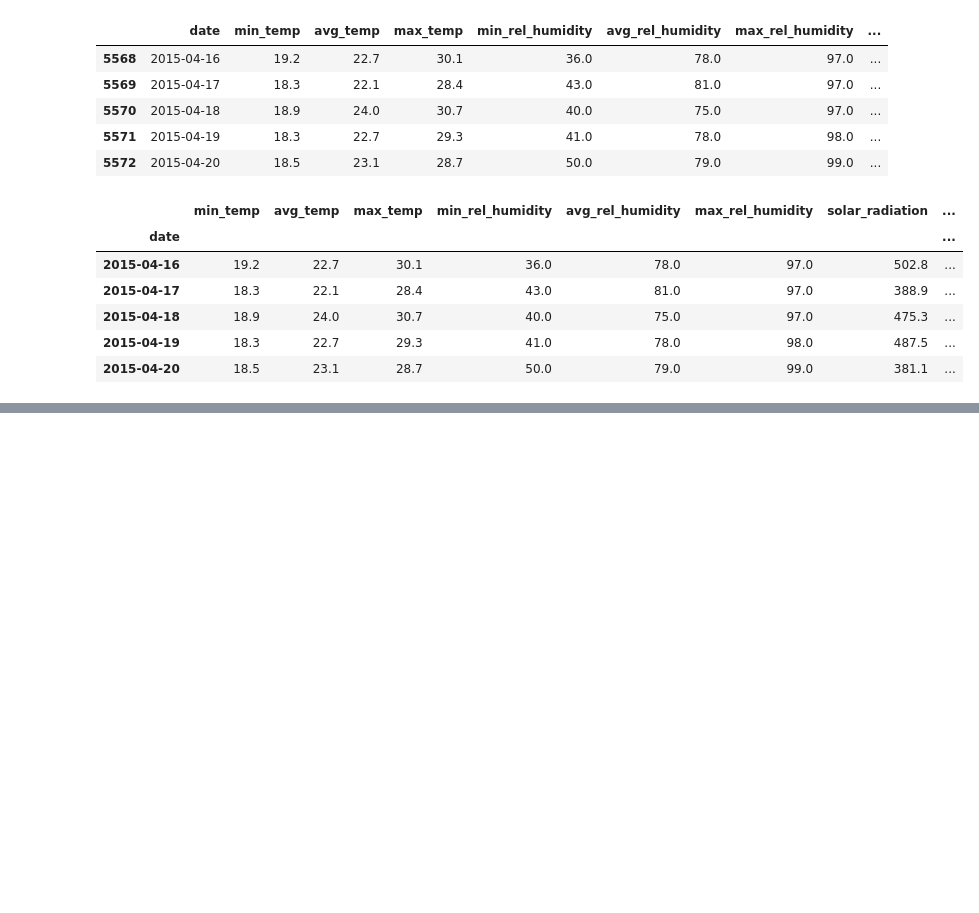
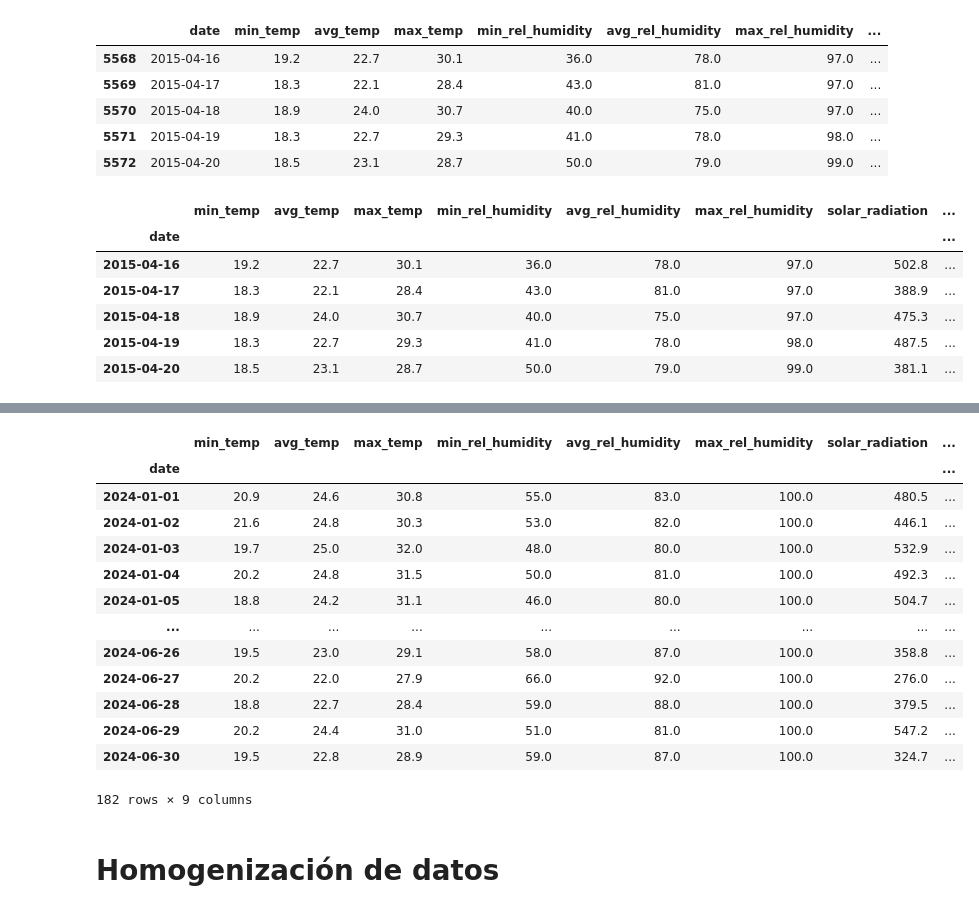
Before and after one commit to Laura9704/Fundamentos_MCD, a Jupyter notebook: Modelo_RNN.ipynb, the cells around one changed output, grey strips where cells are left out. Drawn from its saved outputs; the diff is of its cells as text; code cells hidden in the pictures; blank space fills up the shorter version.

```diff
--- a/Modelo_RNN.ipynb
+++ b/Modelo_RNN.ipynb
@@ -342,0 +412,22 @@ df_imputado.loc['2015-04-16':'2015-04-20']
+# %%
+train1_df = df_imputado[df_imputado.index.year <= 2023].copy()
+val1_df = df_imputado[df_imputado.index.year >= 2024].copy()
+# %%
+val1_df
+# %% [output]
+|  | min_temp | avg_temp | max_temp | min_rel_humidity | avg_rel_humidity | max_rel_humidity | solar_radiation | ... |
+| date |  |  |  |  |  |  |  | ... |
+| 2024-01-01 | 20.9 | 24.6 | 30.8 | 55.0 | 83.0 | 100.0 | 480.5 | ... |
+| 2024-01-02 | 21.6 | 24.8 | 30.3 | 53.0 | 82.0 | 100.0 | 446.1 | ... |
+| 2024-01-03 | 19.7 | 25.0 | 32.0 | 48.0 | 80.0 | 100.0 | 532.9 | ... |
+| 2024-01-04 | 20.2 | 24.8 | 31.5 | 50.0 | 81.0 | 100.0 | 492.3 | ... |
+| 2024-01-05 | 18.8 | 24.2 | 31.1 | 46.0 | 80.0 | 100.0 | 504.7 | ... |
+| ... | ... | ... | ... | ... | ... | ... | ... | ... |
+| 2024-06-26 | 19.5 | 23.0 | 29.1 | 58.0 | 87.0 | 100.0 | 358.8 | ... |
+| 2024-06-27 | 20.2 | 22.0 | 27.9 | 66.0 | 92.0 | 100.0 | 276.0 | ... |
+| 2024-06-28 | 18.8 | 22.7 | 28.4 | 59.0 | 88.0 | 100.0 | 379.5 | ... |
+| 2024-06-29 | 20.2 | 24.4 | 31.0 | 51.0 | 81.0 | 100.0 | 547.2 | ... |
+| 2024-06-30 | 19.5 | 22.8 | 28.9 | 59.0 | 87.0 | 100.0 | 324.7 | ... |
+182 rows × 9 columns
+# %% [markdown]
+# Homogenización de datos
```
Also changed, not shown: parts of 27 cells of this notebook.
